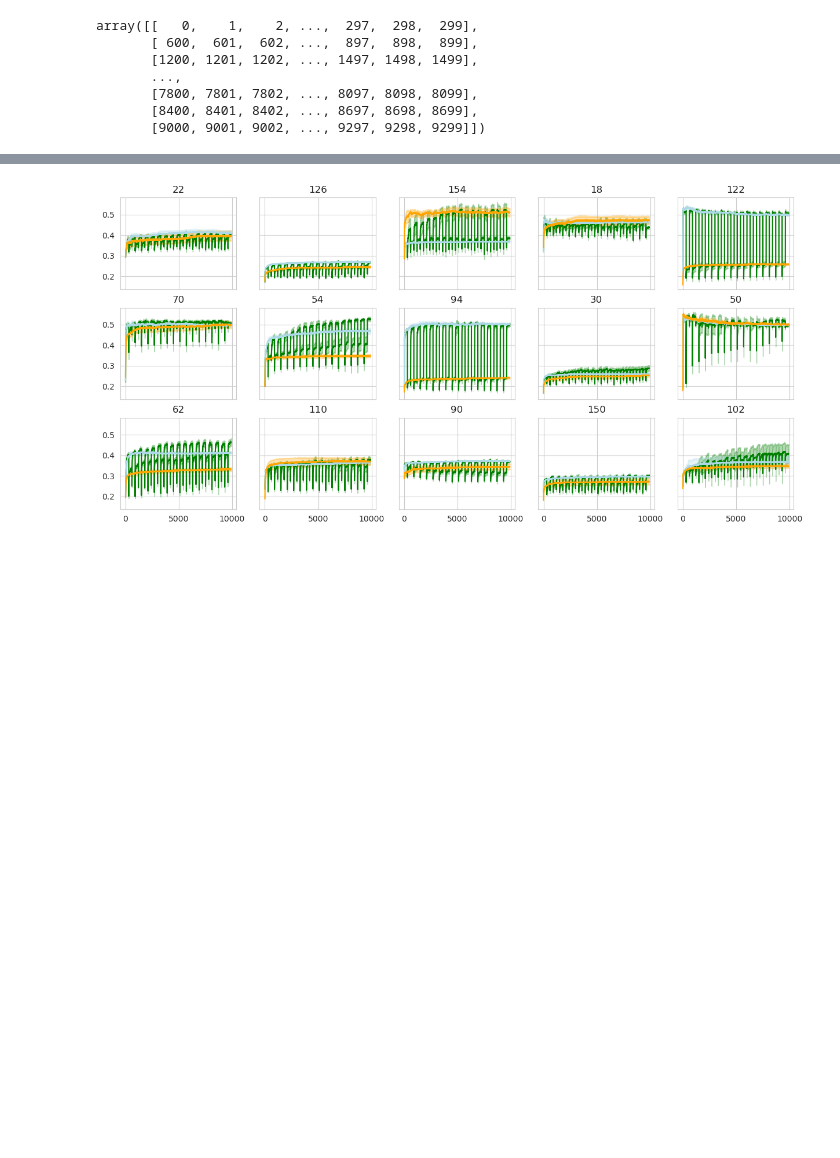
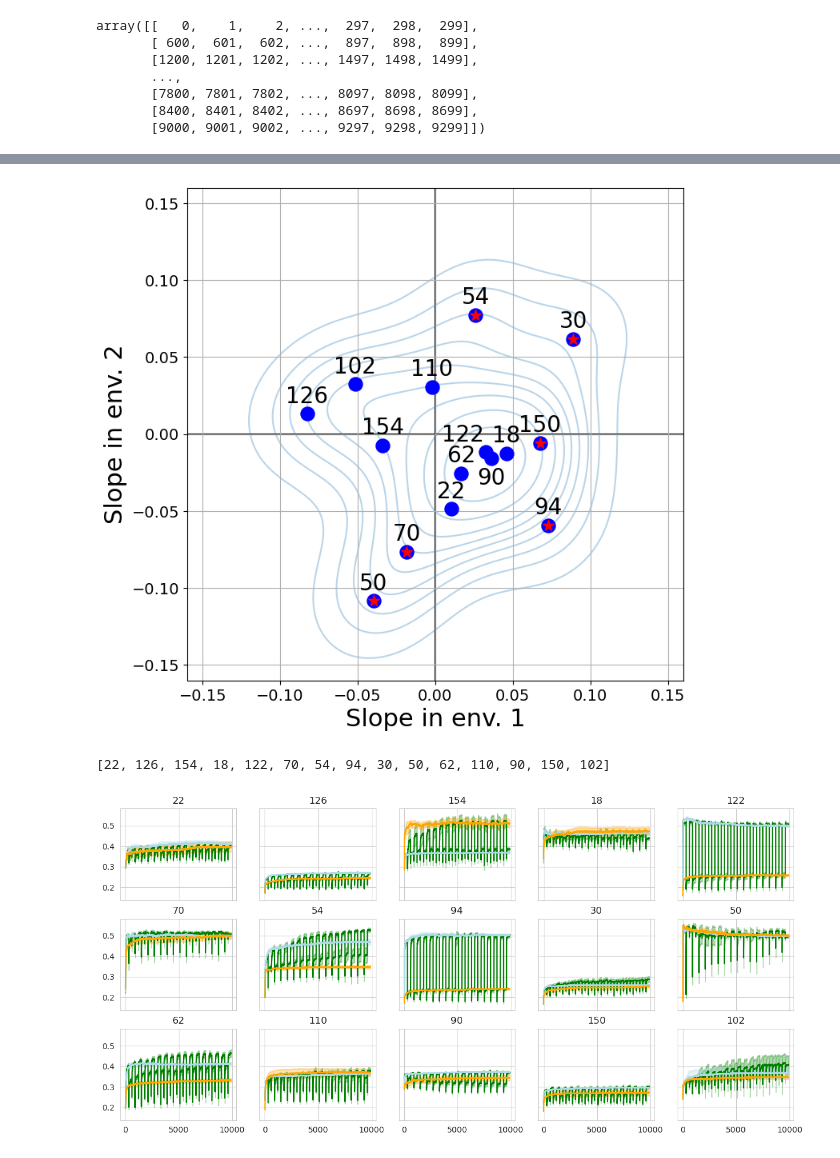
Before and after one commit to Cpetak/CA_GRN2, a Jupyter notebook: bet_hedge_all2.ipynb, the cells around one changed output, grey strips where cells are left out. Cells and saved outputs as stored; diff of their text form; code cells hidden in the pictures; blank space fills up the shorter version.

Commit message:
extra exploration figures and stats

```diff
--- a/bet_hedge_all2.ipynb
+++ b/bet_hedge_all2.ipynb
@@ -12,7 +13,7 @@ from matplotlib import animation
 
 import pickle
 # %%
-rules = [22, 126, 154, 18, 122, 70,54,94,30,50,62,110,90,150] #102]
+rules = [22]# 126, 154, 18, 122, 70,54,94,30,50,62,110,90,150] #102]
 # %%
 for rule in rules:
     root="~/CA_GRN_results/detailed_save/"
@@ -49,7 +50,7 @@ for rule in rules:
     seed_ints = ["69904-149796","69904","149796"]
     season_lens=[300]#,100_000,100_000]
     rules = [f"{rule}-{rule}", rule, rule]
-    num_repeats = 15
+    num_repeats = 1
     pop_size = 1000
 
     all_fits = []
@@ -103,7 +104,7 @@ for rule in rules:
 
     print(f"finished rule {rule}")
     #pickle.dump(div_BH_mean, open(f"diversify_{rule}.p", "wb" ) )
-    pickle.dump(kid_fits, open(f"kid_fits_{rule}.p", "wb" ) )
+    #pickle.dump(kid_fits, open(f"kid_fits_{rule}.p", "wb" ) )
 # %%
 all_gens = np.arange(0,9899)
 seasons = np.tile(np.repeat([0, 1], 300), 100)
@@ -235,0 +266,13 @@ all_exp_inc2.append(y)
+# %%
+from statsmodels.stats.multitest import multipletests
+
+fdr = multipletests(np.array(pdic), method='fdr_bh')[1]
+labs=list(zip(np.repeat(rules, 2), np.array([0,1]*15)))
+c=0
+sign = []
+for f in fdr:
+    if f < 0.05:
+        print(labs[c])
+        sign.append(labs[c][0])
+    c+=1
+print(sign)
@@ -236,3 +287,53 @@ all_exp_inc2.append(y)
+# %%
+def get_slopes(xs):
+    outs=[]
+    for i in range(15):
+        slope, intercept = np.polyfit(np.arange(0,len(xs[i])), xs[i], 1)
+        outs.append(slope)
+    return outs
+
+# x=get_slopes(all_props10)
+# y=get_slopes(all_props20)
+# sns.kdeplot(x = x, y = y,fill=False,thresh=0.1,zorder=1,alpha=0.5,c="C0")
+# plt.plot(x,y,".",c="C0")
+#for xi, yi, label in zip(x, y, rules):
+    #plt.text(xi, yi, label, fontsize=12, ha='right', va='bottom')
+
+nrows,ncols = 1,1
+scale = 8
+fig, axs = plt.subplots(nrows=nrows, ncols=ncols, figsize=(ncols*scale, nrows*scale), sharex="row", sharey="row")
+
+x=get_slopes(all_props1)
+y=get_slopes(all_props2)
+plt.grid(zorder = 0)
+sns.kdeplot(x = x, y = y,fill=False,thresh=0.1,zorder=1,alpha=0.3)
+plt.scatter(x,y,c="blue", alpha=1,s=150,zorder=2)
+for xi, yi, label in zip(x, y, rules):
+    if label == 122:
+        plt.text(xi-0.015, yi+0.004, label, fontsize=20, ha='center', va='bottom')
+    elif label ==90:
+        plt.text(xi, yi-0.02, label, fontsize=20, ha='center', va='bottom')
+    else:
+        plt.text(xi, yi+0.004, label, fontsize=20, ha='center', va='bottom')
+    if label in sign:
+        plt.scatter(xi, yi, color='red', marker='*', s=100,zorder=3)
+
+plt.axvline(0,color="black",zorder = 0)
+plt.axhline(0,color="black",zorder = 0)
+plt.ylim(-0.16,0.16)
+plt.xlim(-0.16,0.16)
+plt.ylabel("Slope in env. 2", fontsize=22)
+plt.xlabel("Slope in env. 1", fontsize=22)
+plt.tick_params(axis='both', which='major', labelsize=14)
+
+#plt.set_axisbelow(True)
+plt.show()
+# %% [output]
+[figure, added]
+# %%
+rules
+# %% [output]
+[22, 126, 154, 18, 122, 70, 54, 94, 30, 50, 62, 110, 90, 150, 102]
 # %%
 num_reps = 15
 z_value = 1.96  # For a 95% confidence interval
```
Also changed, not shown: parts of 7 cells of this notebook, 4 other files.
